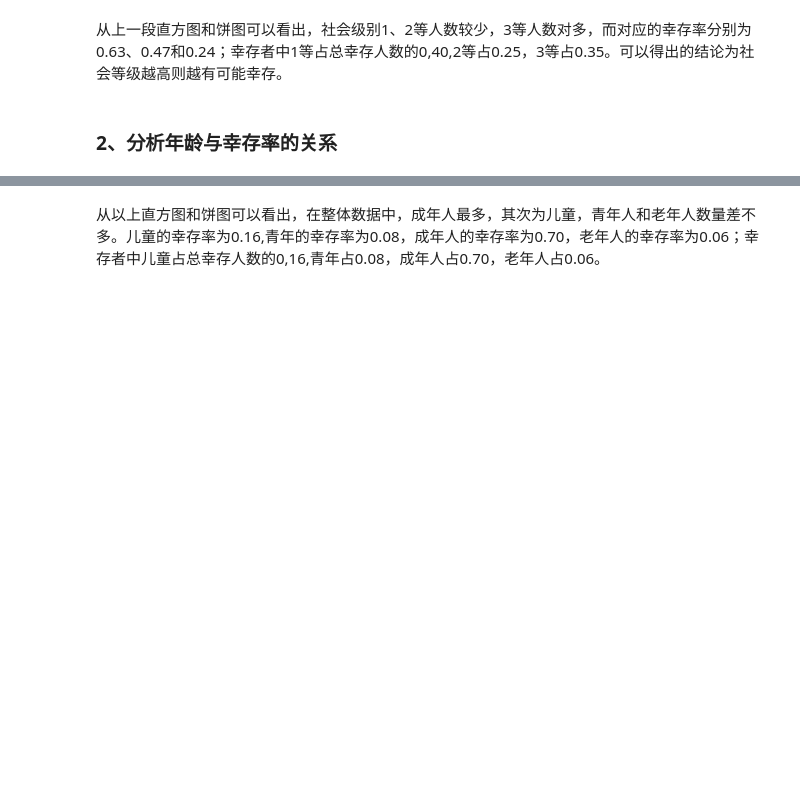
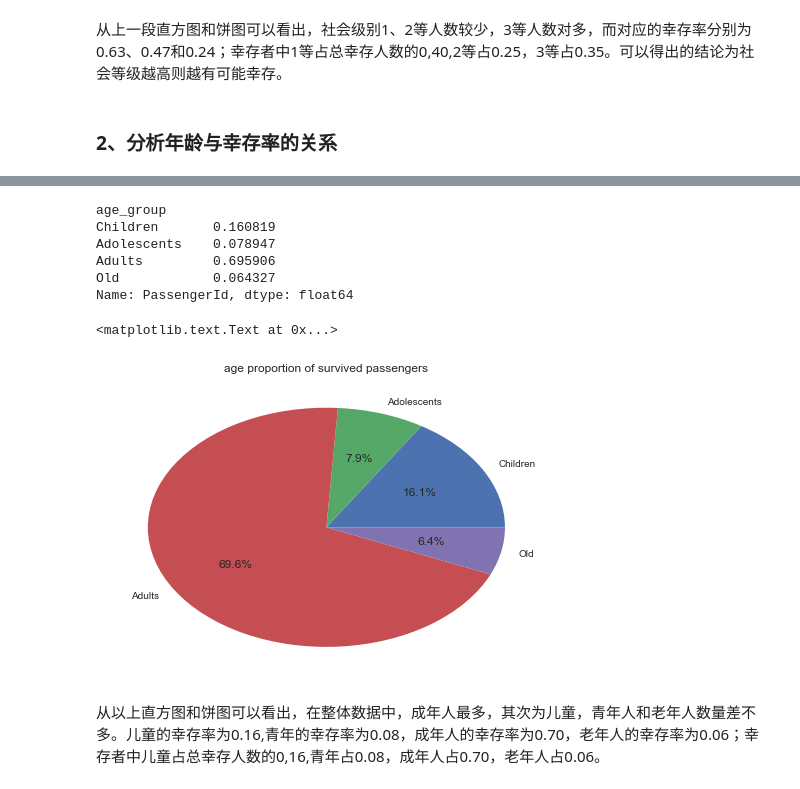
Before and after one commit to janeliao/Udacity_Projects, a Jupyter notebook: p4/p4_the_sinking_of_titanic.ipynb, the cells around one changed output, grey strips where cells are left out. Saved outputs shown, nothing was run; the diff lists cells and outputs as text; code cells hidden in the pictures; blank space fills up the shorter version.

```diff
--- a/p4/p4_the_sinking_of_titanic.ipynb
+++ b/p4/p4_the_sinking_of_titanic.ipynb
@@ -136,11 +161,20 @@ plt.title('survival rate by age')
 # %%
 
 age_proportion_of_survived = passengers_count(survived_data_df,'age_group')/ survived_count
 print age_proportion_of_survived
 #根据幸存人员中各社会等级人数占总幸存人员的比例画出饼图
 y = ['Children','Adolescents','Adults','Old']
 plt.pie(age_proportion_of_survived,labels=y,autopct='%1.1f%%')
-plt.title('age of survived passengers')
+plt.title('age proportion of survived passengers')
+# %% [output]
+age_group
+Children       0.160819
+Adolescents    0.078947
+Adults         0.695906
+Old            0.064327
+Name: PassengerId, dtype: float64
+<matplotlib.text.Text at 0x...>
+[figure, added]
 # %% [markdown]
 从以上直方图和饼图可以看出，在整体数据中，成年人最多，其次为儿童，青年人和老年人数量差不多。儿童的幸存率为0.16,青年的幸存率为0.08，成年人的幸存率为0.70，老年人的幸存率为0.06；幸存者中儿童占总幸存人数的0,16,青年占0.08，成年人占0.70，老年人占0.06。
 # %% [markdown]
```
Also changed, not shown: parts of 8 cells of this notebook.
